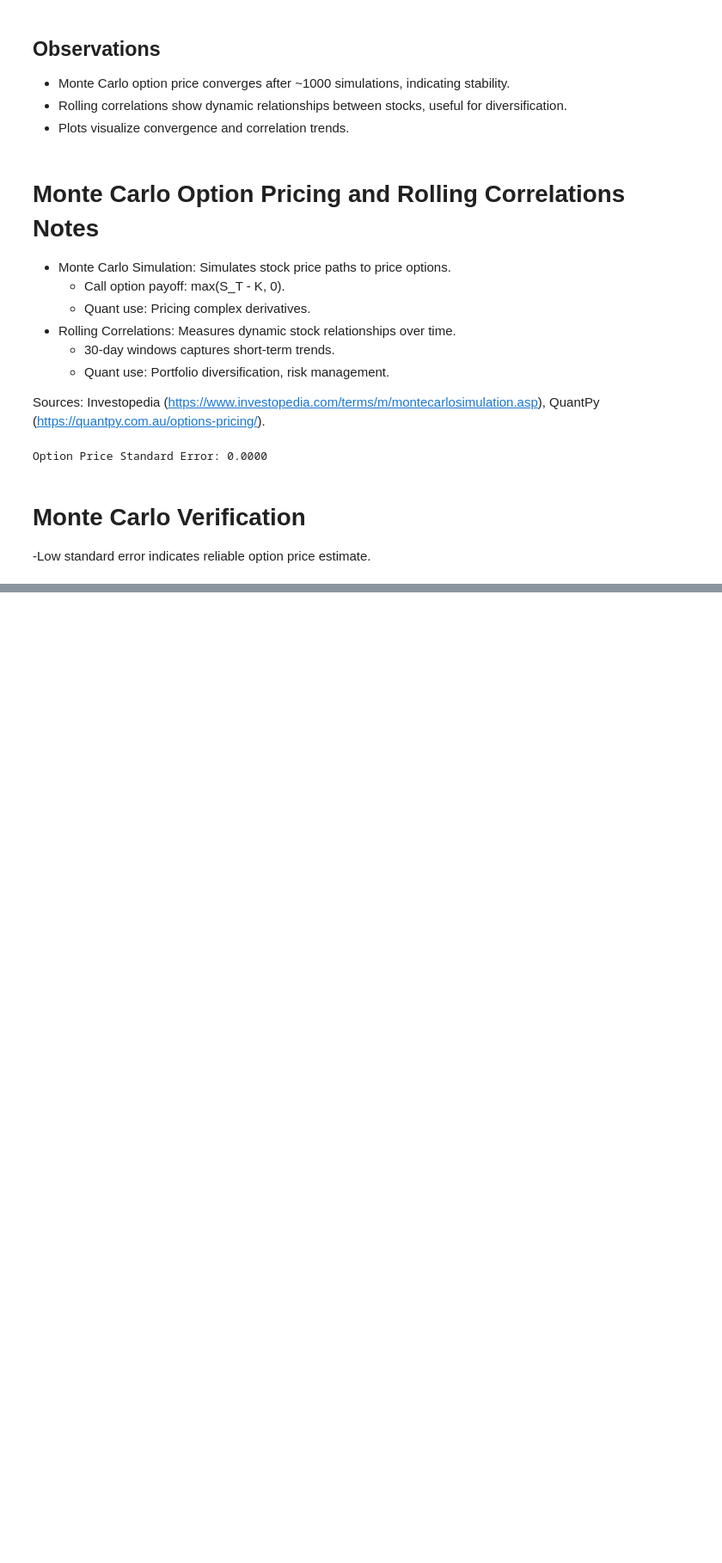
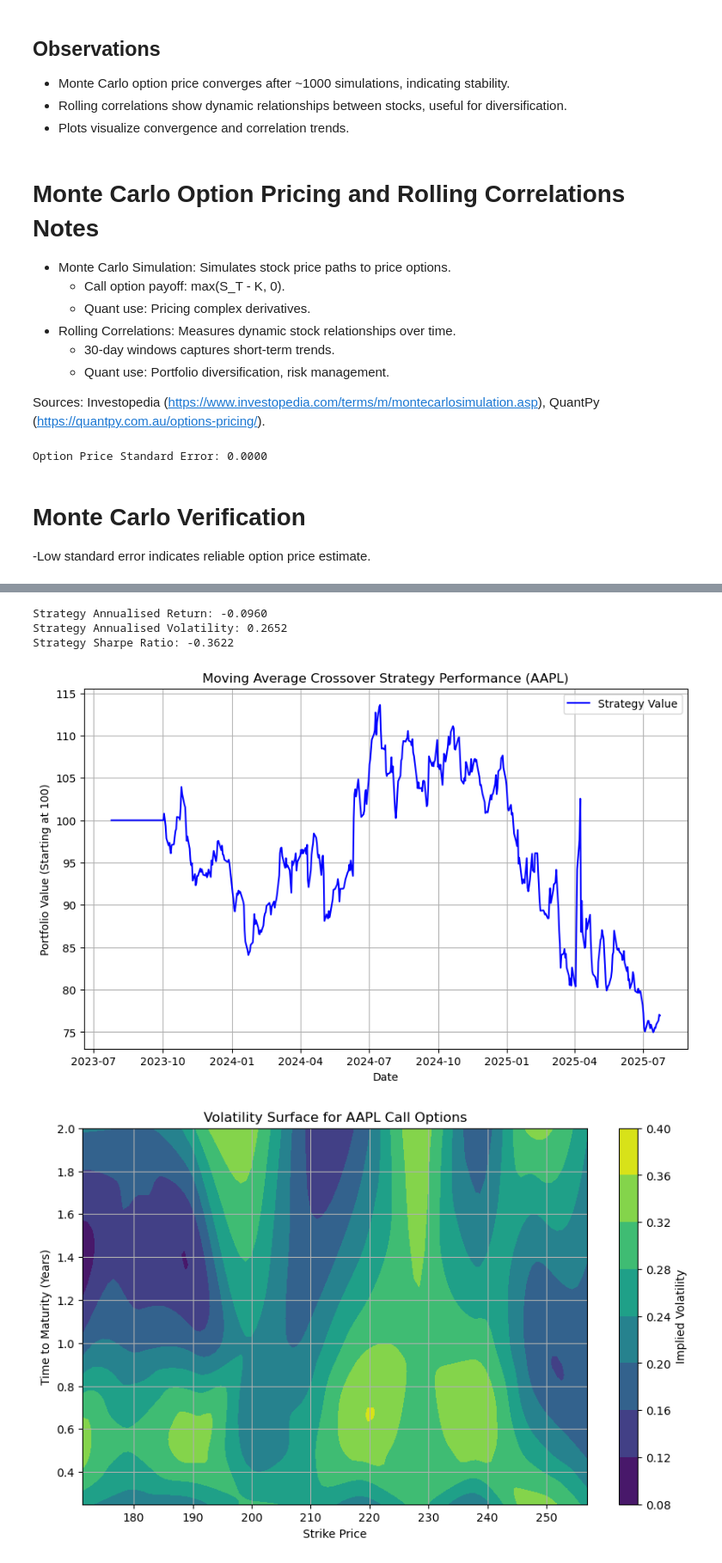
Before and after one commit to mhezie/Quant-Portfolio, a Jupyter notebook: Quant-Portfolio.ipynb, the cells around one changed output, grey strips where cells are left out. Shown at 86% size. Cells and saved outputs as stored; diff of their text form; code cells hidden in the pictures; blank space fills up the shorter version.

Commit message:
Day 11: Backtesting MA crossover, volatility surface, LeetCode Regular Expression Matching

```diff
--- a/Quant-Portfolio.ipynb
+++ b/Quant-Portfolio.ipynb
@@ -1191,0 +1213,68 @@ r
+# %%
+import yfinance as yf
+import pandas as pd
+import numpy as np
+import matplotlib.pyplot as plt
+import seaborn as sns
+from scipy.interpolate import griddata
+
+# Download AAPL data (2 years, daily)
+data = yf.download('AAPL', start='2023-07-24', end='2025-07-24', progress=False, auto_adjust=False)['Close']
+returns = data.pct_change().dropna()
+
+# Backtesting: 20-day/50-day MA crossover strategy
+ma20 = data.rolling(window=20).mean()
+ma50 = data.rolling(window=50).mean()
+signals = pd.DataFrame(index=data.index)
+signals['Signal'] = 0
+signals.loc[ma20['AAPL'] > ma50['AAPL'], 'Signal'] = 1 # Buy
+signals.loc[ma20['AAPL'] < ma50['AAPL'], 'Signal'] = -1 # Sell
+signals['Position'] = signals['Signal'].shift(1) # Next-day execution
+strategy_returns = signals['Position'] * returns['AAPL'] # Use AAPL returns
+cumulative_returns = (1 + strategy_returns).cumprod() * 100 # Start at 100
+
+# Calculate strategy metrics
+annualised_return = strategy_returns.mean() * 252
+annualised_vol = strategy_returns.std() * np.sqrt(252)
+sharpe_ratio = annualised_return / annualised_vol if annualised_vol != 0 else np.inf
+print(f"Strategy Annualised Return: {annualised_return:.4f}")
+print(f"Strategy Annualised Volatility: {annualised_vol:.4f}")
+print(f"Strategy Sharpe Ratio: {sharpe_ratio:.4f}")
+
+# Plot strategy performance
+plt.figure(figsize=(10,6))
+plt.plot(cumulative_returns.index, cumulative_returns, label="Strategy Value", color='b')
+plt.xlabel("Date")
+plt.ylabel("Portfolio Value (Starting at 100)")
+plt.title("Moving Average Crossover Strategy Performance (AAPL)")
+plt.legend()
+plt.grid(True)
+plt.show()
+
+# Volatility surface (simulated data for call options)
+strikes = np.linspace(0.8 * data.iloc[-1]['AAPL'], 1.2 * data.iloc[-1]['AAPL'], 10) # 80%-120% of current price
+maturities = np.array([0.25, 0.5, 1.0, 2.0]) # 3mo, 6mo, 1yr, 2yr
+implied_vols = np.random.uniform(0.15, 0.35, (len(strikes), len(maturities))) # Simulated vols
+strike_grid, maturity_grid = np.meshgrid(strikes, maturities)
+points = np.array([(s, m) for s in strikes for m in maturities])
+values = implied_vols.flatten()
+
+# Interpolate for smooth surface
+xi, yi = np.mgrid[strikes.min():strikes.max():100j, maturities.min():maturities.max():100j]
+zi = griddata(points, values, (xi, yi), method='cubic')
+
+# Plot volatility surface
+plt.figure(figsize=(10, 6))
+plt.contourf(xi, yi, zi, cmap='viridis')
+plt.colorbar(label="Implied Volatility")
+plt.xlabel("Strike Price")
+plt.ylabel("Time to Maturity (Years)")
+plt.title("Volatility Surface for AAPL Call Options")
+plt.grid(True)
+plt.show()
+# %% [output]
+Strategy Annualised Return: -0.0960
+Strategy Annualised Volatility: 0.2652
+Strategy Sharpe Ratio: -0.3622
+[figure, added]
+[figure, added]
```
Also changed, not shown: parts of 7 cells of this notebook.
